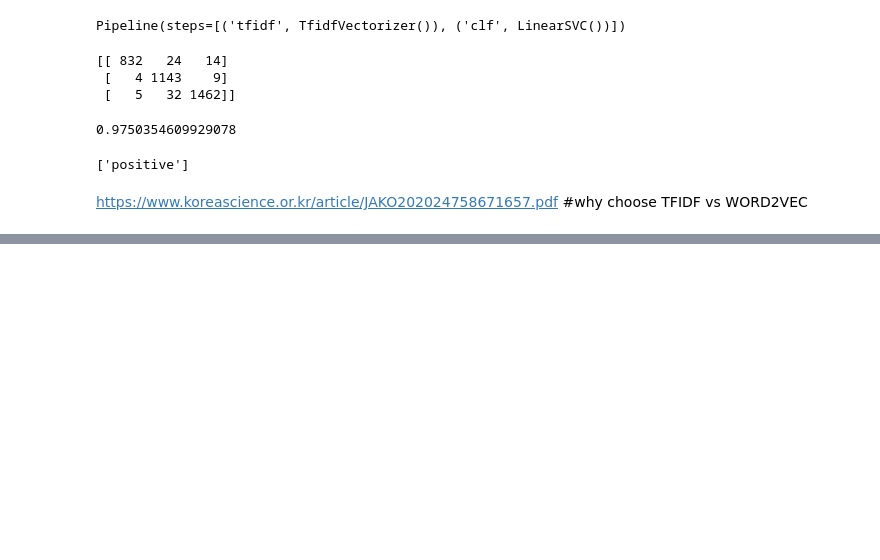
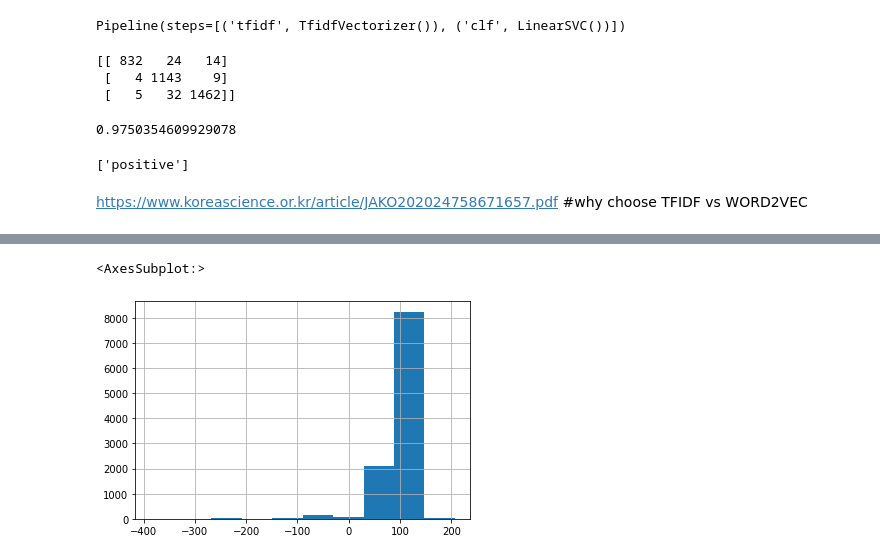
Before and after one commit to gmchinchayan/DLD-Gustavo, a Jupyter notebook: DS_Files/SentimentAnalysis/vader1_sentiment_column.ipynb, the cells around one changed output, grey strips where cells are left out. Drawn from its saved outputs; the diff is of its cells as text; code cells hidden in the pictures; blank space fills up the shorter version.

```diff
--- a/DS_Files/SentimentAnalysis/vader1_sentiment_column.ipynb
+++ b/DS_Files/SentimentAnalysis/vader1_sentiment_column.ipynb
@@ -270,0 +280,8 @@ plt.show()
+# %%
+from textstat import flesch_reading_ease
+
+data['Cleanest_message'].\
+   apply(lambda x : flesch_reading_ease(x)).hist()
+# %% [output]
+<AxesSubplot:>
+[figure, added]
```
Also changed, not shown: parts of 3 cells of this notebook.
